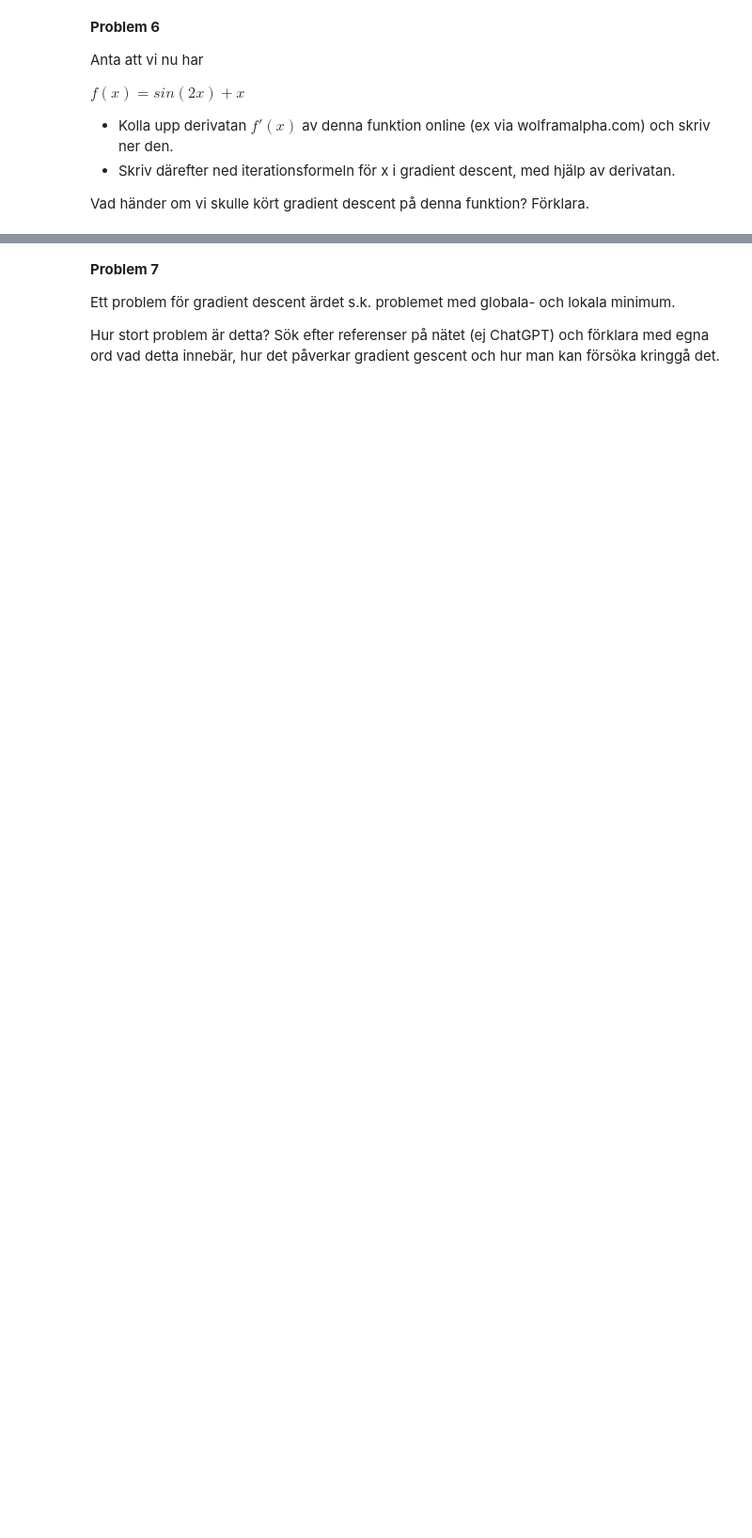
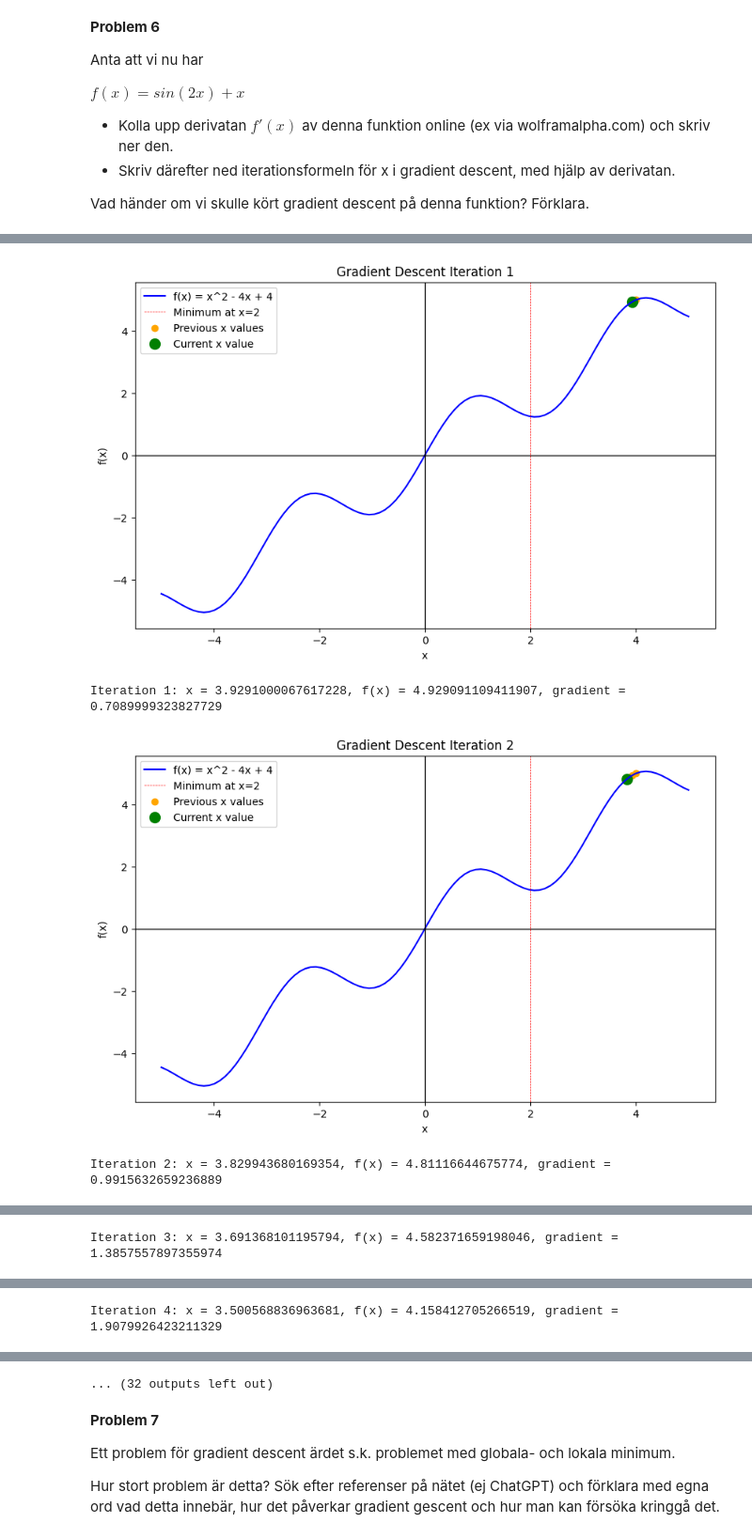
Before and after one commit to FutureGoose/OctaCycleCNN, a Jupyter notebook: exercises/w1/L02_gradient_descent.ipynb, the cells around one changed output, grey strips where cells are left out. Shown at 94% size. Saved outputs shown, nothing was run; the diff lists cells and outputs as text; code cells hidden in the pictures; blank space fills up the shorter version.

```diff
--- a/exercises/w1/L02_gradient_descent.ipynb
+++ b/exercises/w1/L02_gradient_descent.ipynb
@@ -165,3 +202,9 @@ $f(x) = sin(2x) + x$
  - Skriv därefter ned iterationsformeln för x i gradient descent, med hjälp av derivatan.
 
 Vad händer om vi skulle kört gradient descent på denna funktion? Förklara.
+# %%
+def f(x):
+    return np.sin(2 * x) + x
+
+def f_derivative(x):
+    return 2 * np.cos(2 * x) + 1
@@ -167,0 +213,7 @@ Vad händer om vi skulle kört gradient descent på denna funktion? Förklara.
+# %%
+gradient_descent(f, f_derivative, initial_x=4)
+# %% [output]
+[figure, added]
+Iteration 1: x = 3.9291000067617228, f(x) = 4.929091109411907, gradient = 0.7089999323827729
+[figure, added]
+Iteration 2: x = 3.829943680169354, f(x) = 4.81116644675774, gradient = 0.9915632659236889
@@ -167,0 +221 @@ Vad händer om vi skulle kört gradient descent på denna funktion? Förklara.
+Iteration 3: x = 3.691368101195794, f(x) = 4.582371659198046, gradient = 1.3857557897355974
@@ -167,0 +223 @@ Vad händer om vi skulle kört gradient descent på denna funktion? Förklara.
+Iteration 4: x = 3.500568836963681, f(x) = 4.158412705266519, gradient = 1.9079926423211329
@@ -168,3 +228,4 @@ Vad händer om vi skulle kört gradient descent på denna funktion? Förklara.
+... (32 outputs left out)
 # %% [markdown]
 **Problem 7**
 
```
Also changed, not shown: parts of 5 cells of this notebook.
